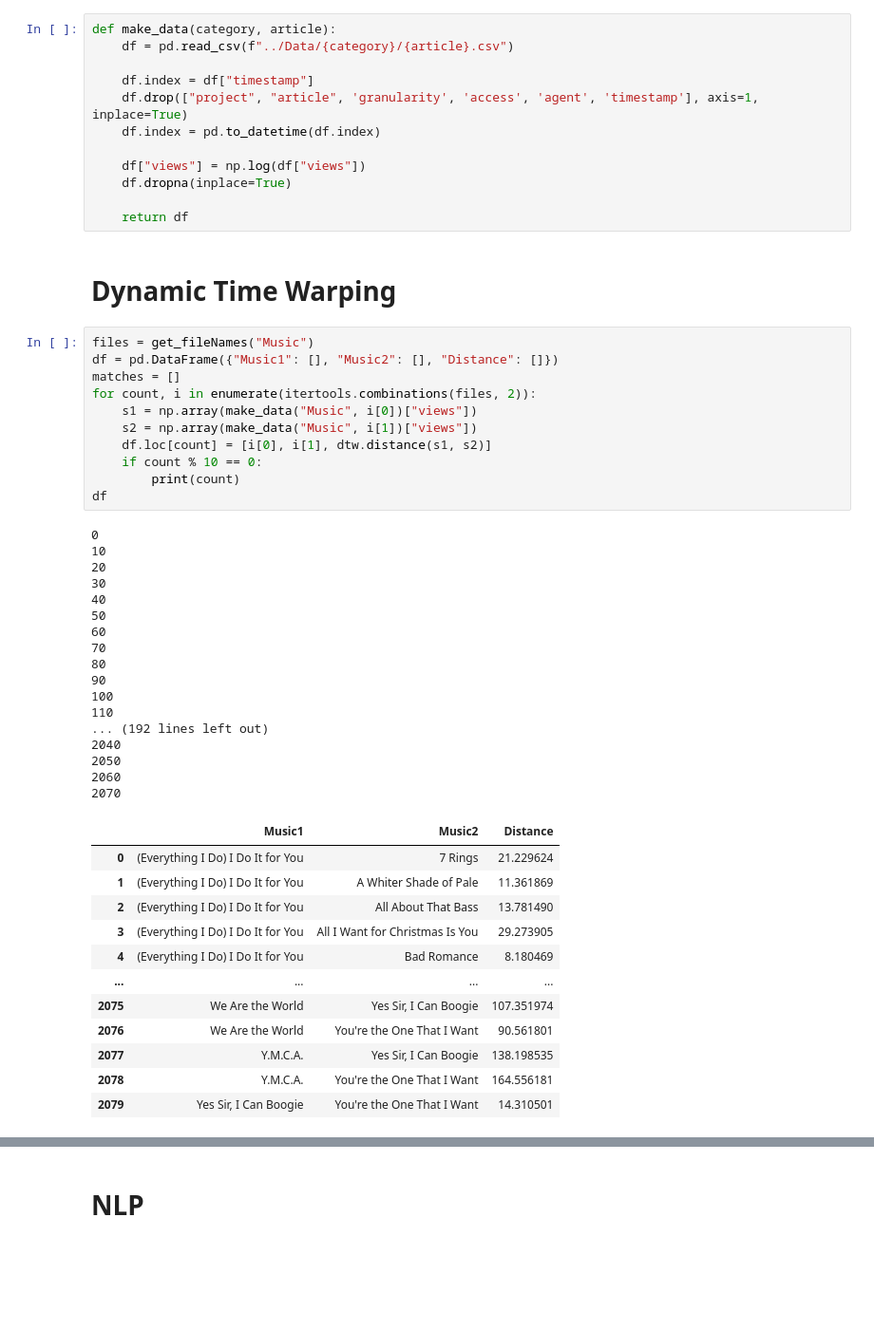
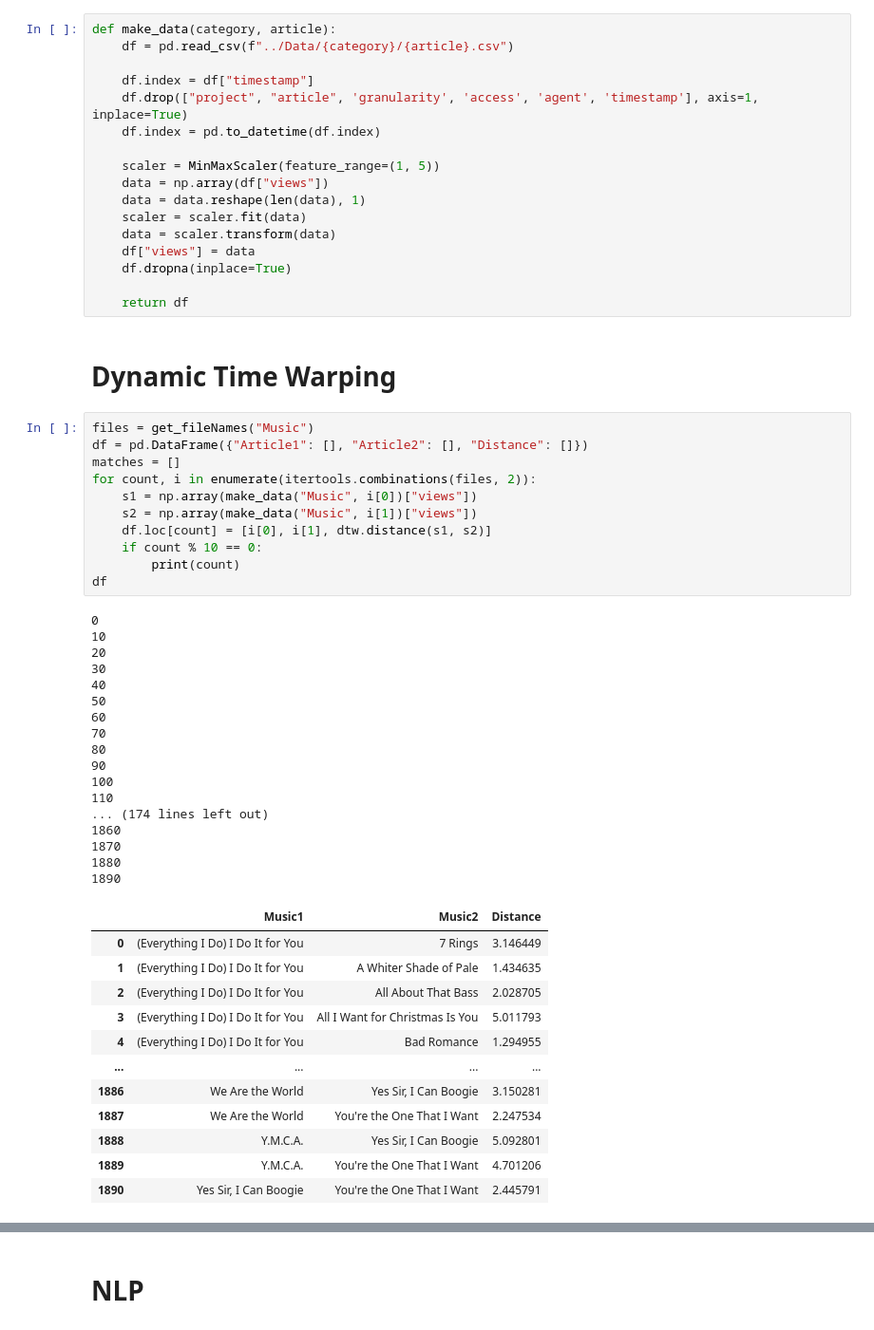
Before and after one commit to MohammadSakhnini/PageView_Prediction, a Jupyter notebook: Features/features.ipynb, the cells around one changed output, grey strips where cells are left out. Shown: that part at 95% size. Saved outputs shown, nothing was run; the diff lists cells and outputs as text; blank space fills up the shorter version.

```diff
--- a/Features/features.ipynb
+++ b/Features/features.ipynb
@@ -23,7 +27,12 @@ def make_data(category, article):
     df.drop(["project", "article", 'granularity', 'access', 'agent', 'timestamp'], axis=1, inplace=True)
     df.index = pd.to_datetime(df.index)
 
-    df["views"] = np.log(df["views"])
+    scaler = MinMaxScaler(feature_range=(1, 5))
+    data = np.array(df["views"])
+    data = data.reshape(len(data), 1)
+    scaler = scaler.fit(data)
+    data = scaler.transform(data)
+    df["views"] = data
     df.dropna(inplace=True)
 
     return df
@@ -31,42 +40,42 @@ def make_data(category, article):
 # Dynamic Time Warping
 # %%
 files = get_fileNames("Music")
-df = pd.DataFrame({"Music1": [], "Music2": [], "Distance": []})
+df = pd.DataFrame({"Article1": [], "Article2": [], "Distance": []})
 matches = []
 for count, i in enumerate(itertools.combinations(files, 2)):
     s1 = np.array(make_data("Music", i[0])["views"])
     s2 = np.array(make_data("Music", i[1])["views"])
     df.loc[count] = [i[0], i[1], dtw.distance(s1, s2)]
     if count % 10 == 0:
         print(count)
 df
 # %% [output]
 0
 10
 20
 30
 40
 50
 60
 70
 80
 90
 100
 110
-... (192 lines left out)
-2040
-2050
-2060
-2070
+... (174 lines left out)
+1860
+1870
+1880
+1890
 |  | Music1 | Music2 | Distance |
-| 0 | (Everything I Do) I Do It for You | 7 Rings | 21.229624 |
-| 1 | (Everything I Do) I Do It for You | A Whiter Shade of Pale | 11.361869 |
-| 2 | (Everything I Do) I Do It for You | All About That Bass | 13.781490 |
-| 3 | (Everything I Do) I Do It for You | All I Want for Christmas Is You | 29.273905 |
-| 4 | (Everything I Do) I Do It for You | Bad Romance | 8.180469 |
+| 0 | (Everything I Do) I Do It for You | 7 Rings | 3.146449 |
+| 1 | (Everything I Do) I Do It for You | A Whiter Shade of Pale | 1.434635 |
+| 2 | (Everything I Do) I Do It for You | All About That Bass | 2.028705 |
+| 3 | (Everything I Do) I Do It for You | All I Want for Christmas Is You | 5.011793 |
+| 4 | (Everything I Do) I Do It for You | Bad Romance | 1.294955 |
 | ... | ... | ... | ... |
-| 2075 | We Are the World | Yes Sir, I Can Boogie | 107.351974 |
-| 2076 | We Are the World | You're the One That I Want | 90.561801 |
-| 2077 | Y.M.C.A. | Yes Sir, I Can Boogie | 138.198535 |
-| 2078 | Y.M.C.A. | You're the One That I Want | 164.556181 |
-| 2079 | Yes Sir, I Can Boogie | You're the One That I Want | 14.310501 |
+| 1886 | We Are the World | Yes Sir, I Can Boogie | 3.150281 |
+| 1887 | We Are the World | You're the One That I Want | 2.247534 |
+| 1888 | Y.M.C.A. | Yes Sir, I Can Boogie | 5.092801 |
+| 1889 | Y.M.C.A. | You're the One That I Want | 4.701206 |
+| 1890 | Yes Sir, I Can Boogie | You're the One That I Want | 2.445791 |
```
Also changed, not shown: parts of 14 cells of this notebook, 10 other files.
